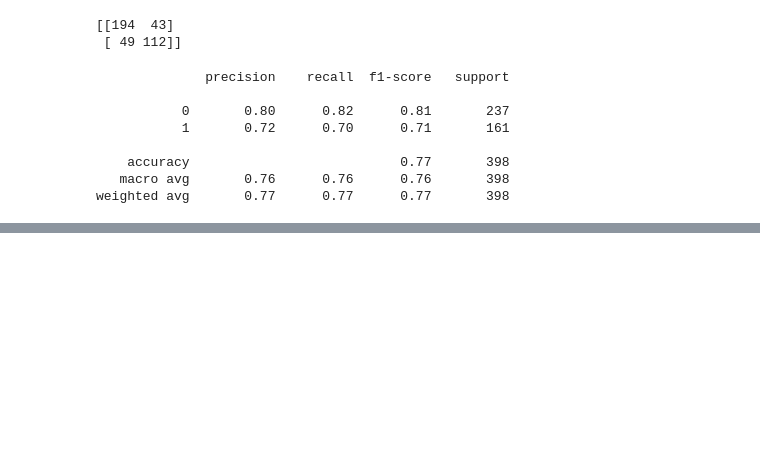
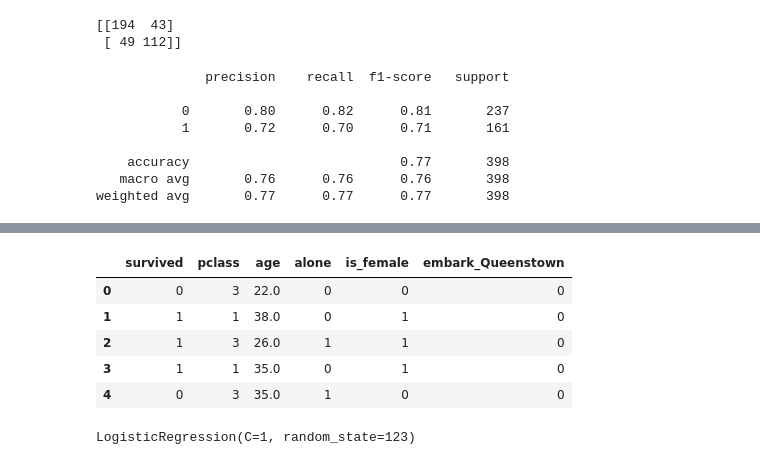
Before and after one commit to BurtonBarnes/classification-exercises, a Jupyter notebook: model.ipynb, the cells around one changed output, grey strips where cells are left out. Drawn from its saved outputs; the diff is of its cells as text; code cells hidden in the pictures; blank space fills up the shorter version.

```diff
--- a/model.ipynb
+++ b/model.ipynb
@@ -573,3 +593,25 @@ weighted avg       0.77      0.77      0.77       398
 #7.
 #the model with a lower k is the one that did the best.
 #probably because a higher k means it can be interpreted in more ways
+# %%
+#Logistic Regression
+#1.
+import numpy as np
+import pandas as pd
+
+from sklearn.model_selection import train_test_split
+from sklearn.linear_model import LogisticRegression
+from sklearn.metrics import classification_report
+from sklearn.metrics import confusion_matrix
+
+import warnings
+warnings.filterwarnings("ignore")
+
+%matplotlib inline
+import matplotlib.pyplot as plt
+import seaborn as sns
+
+from pydataset import data
+
+df = acquire.get_titanic_data()
+df.head()
@@ -575,0 +625,13 @@ weighted avg       0.77      0.77      0.77       398
+# %%
+def prep_titanic(df):
+    df = df[(df.age.notna()) & (df.embarked.notna())]
+    df = df.drop(columns=['deck', 'passenger_id', 'class'])
+    dummy_df = pd.get_dummies(df[['sex', 'embark_town']], prefix=['sex', 'embark'])
+    df = pd.concat([df, dummy_df.drop(columns=['sex_male'])], axis=1)
+    df = df.drop(columns=['sex', 'embark_town'])
+    df = df.rename(columns={"sex_female": "is_female"})
+    return df
+# %%
+df = prep_titanic(df)
+df = df.drop(columns =['embarked', 'sibsp', 'parch', 'alone', 'is_female', 'embark_Cherbourg', 'embark_Queenstown', 'embark_Southampton'])
+df.head()
@@ -575,0 +759,5 @@ weighted avg       0.77      0.77      0.77       398
+# %%
+#2.
+df = prep_titanic(df)
+df = df.drop(columns =['embarked', 'sibsp', 'parch', 'alone', 'embark_Cherbourg', 'embark_Queenstown', 'embark_Southampton'])
+df.head()
@@ -575,0 +843,12 @@ weighted avg       0.77      0.77      0.77       398
+# %%
+#3.
+df = prep_titanic(df)
+df = df.drop(columns =['embarked', 'fare', 'sibsp', 'parch', 'embark_Cherbourg', 'embark_Southampton'])
+df.head()
+# %% [output]
+|  | survived | pclass | age | alone | is_female | embark_Queenstown |
+| 0 | 0 | 3 | 22.0 | 0 | 0 | 0 |
+| 1 | 1 | 1 | 38.0 | 0 | 1 | 0 |
+| 2 | 1 | 3 | 26.0 | 1 | 1 | 0 |
+| 3 | 1 | 1 | 35.0 | 0 | 1 | 0 |
+| 4 | 0 | 3 | 35.0 | 1 | 0 | 0 |
@@ -575,0 +868,4 @@ weighted avg       0.77      0.77      0.77       398
+# %%
+logit.fit(X_train, y_train)
+# %% [output]
+LogisticRegression(C=1, random_state=123)
```
Also changed, not shown: parts of 37 cells of this notebook.
